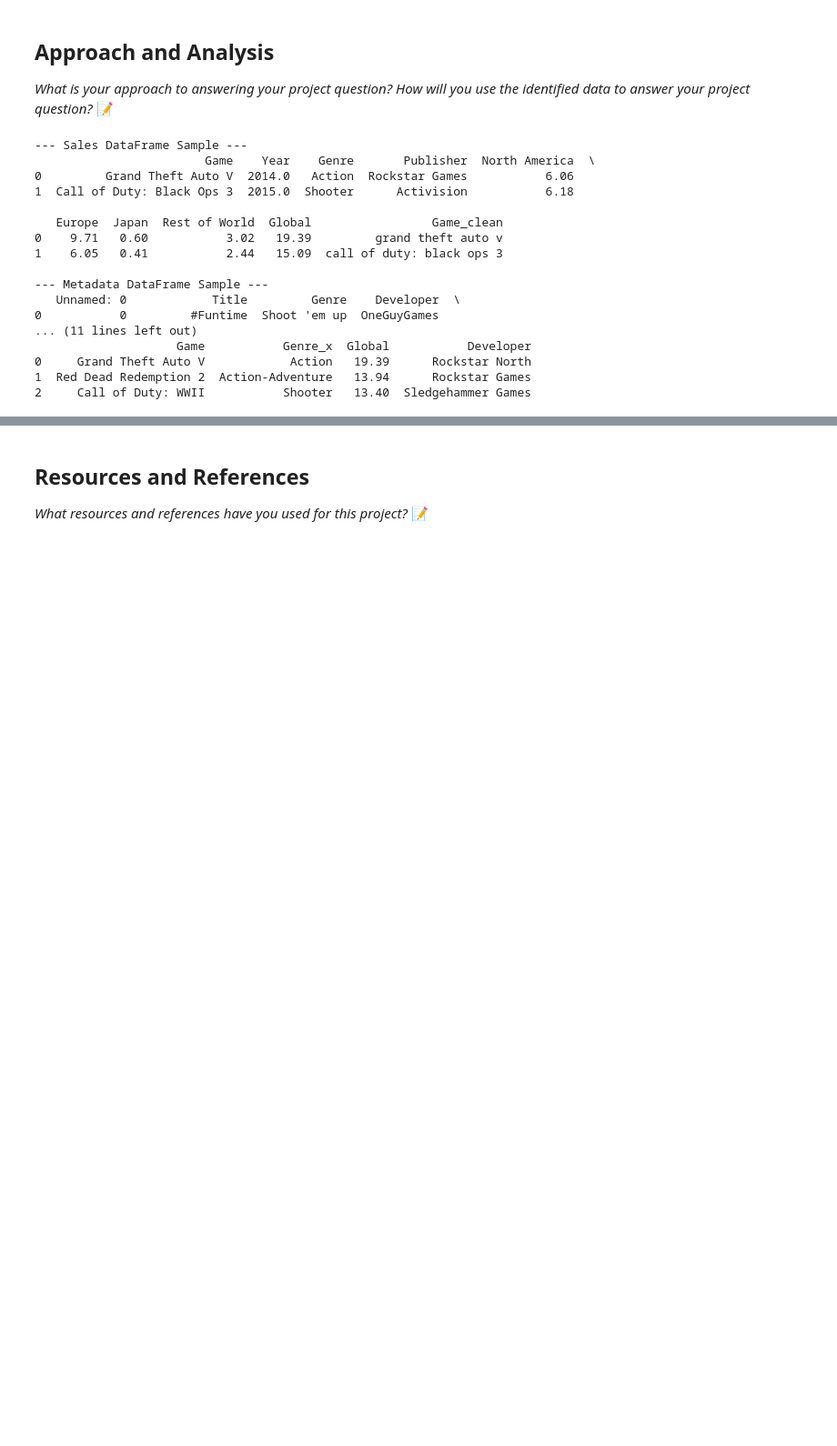
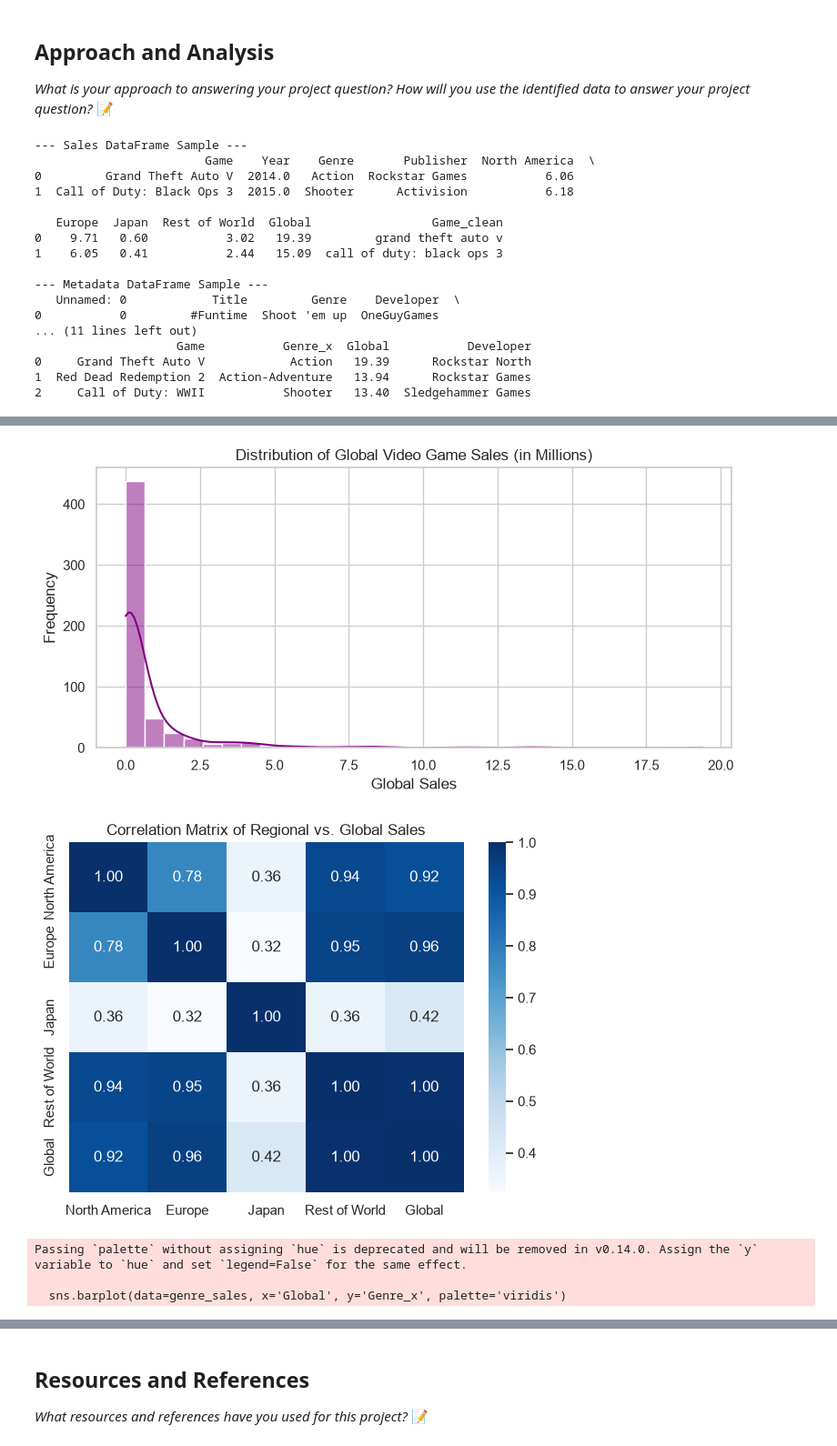
Before and after one commit to IT4063C-Fall2026/data-tech-analytics-final-project-surapanenisairam, a Jupyter notebook: source.ipynb, the cells around one changed output, grey strips where cells are left out. Shown at 91% size. Cells and saved outputs as stored; diff of their text form; code cells hidden in the pictures; blank space fills up the shorter version.

```diff
--- a/source.ipynb
+++ b/source.ipynb
@@ -79,0 +93,44 @@ print(merged_df[['Game', 'Genre_x', 'Global', 'Developer']].head(3))
+# %%
+import matplotlib.pyplot as plt
+import seaborn as sns
+
+# Set style
+sns.set_theme(style="whitegrid")
+
+# 1. Chart 1: Global Sales Distribution (Histplot)
+plt.figure(figsize=(9, 4))
+sns.histplot(merged_df['Global'].dropna(), bins=30, kde=True, color='purple')
+plt.title('Distribution of Global Video Game Sales (in Millions)')
+plt.xlabel('Global Sales')
+plt.ylabel('Frequency')
+plt.show()
+
+# 2. Chart 2: Correlation Heatmap
+plt.figure(figsize=(7, 5))
+numeric_cols = ['North America', 'Europe', 'Japan', 'Rest of World', 'Global']
+sns.heatmap(merged_df[numeric_cols].corr(), annot=True, cmap='Blues', fmt='.2f')
+plt.title('Correlation Matrix of Regional vs. Global Sales')
+plt.show()
+
+# 3. Chart 3: Top Genres by Global Sales (Barplot)
+plt.figure(figsize=(10, 5))
+genre_sales = merged_df.groupby('Genre_x')['Global'].sum().reset_index().sort_values(by='Global', ascending=False).head(10)
+sns.barplot(data=genre_sales, x='Global', y='Genre_x', palette='viridis')
+plt.title('Top 10 Game Genres by Total Global Sales')
+plt.xlabel('Total Global Sales (Millions)')
+plt.ylabel('Genre')
+plt.show()
+
+# 4. Chart 4: North America vs Global Sales Scatter Plot
+plt.figure(figsize=(7, 5))
+sns.scatterplot(data=merged_df, x='North America', y='Global', alpha=0.7, color='teal')
+plt.title('North American Sales vs. Global Sales')
+plt.xlabel('North America Sales (Millions)')
+plt.ylabel('Global Sales (Millions)')
+plt.show()
+# %% [output]
+[figure, added]
+[figure, added]
+Passing `palette` without assigning `hue` is deprecated and will be removed in v0.14.0. Assign the `y` variable to `hue` and set `legend=False` for the same effect.
+
+  sns.barplot(data=genre_sales, x='Global', y='Genre_x', palette='viridis')
```
Also changed, not shown: parts of 5 cells of this notebook.
